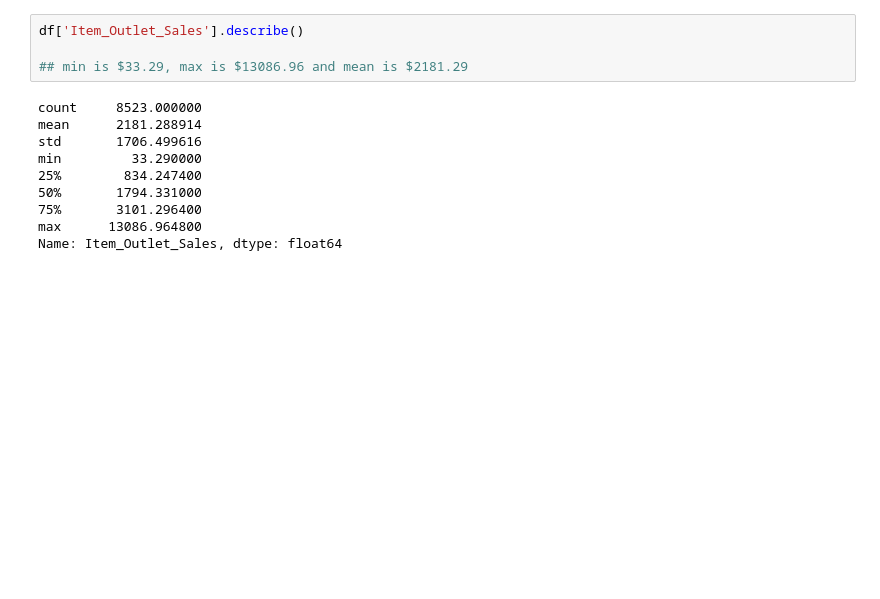
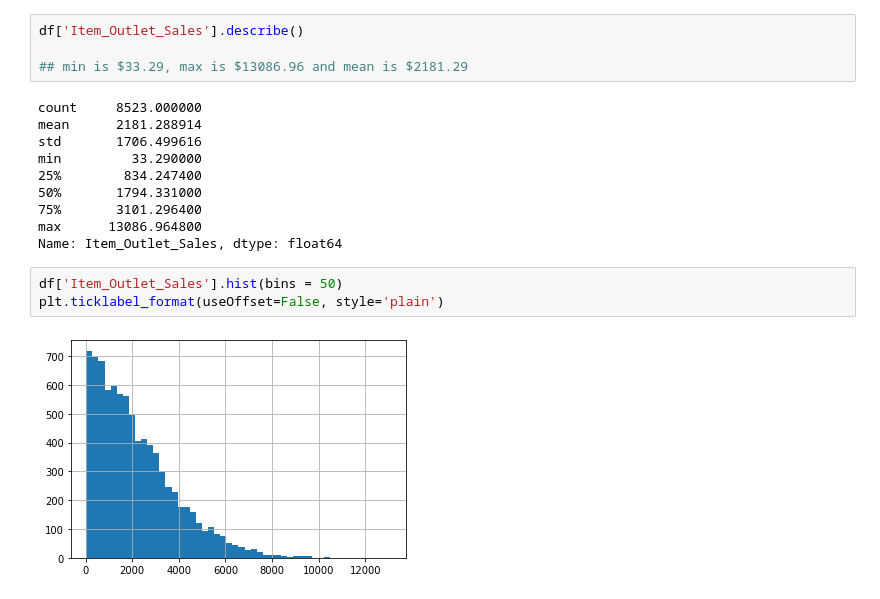
Before and after one commit to acafiero/sales-predictions, a Jupyter notebook: Cafiero_Project_1.ipynb, the cells around one changed output. Saved outputs shown, nothing was run; the diff lists cells and outputs as text; blank space fills up the shorter version.

```diff
--- a/Cafiero_Project_1.ipynb
+++ b/Cafiero_Project_1.ipynb
@@ -255,3 +276,8 @@ min         33.290000
 75%       3101.296400
 max      13086.964800
 Name: Item_Outlet_Sales, dtype: float64
+# %%
+df['Item_Outlet_Sales'].hist(bins = 50)
+plt.ticklabel_format(useOffset=False, style='plain')
+# %% [output]
+[figure, added]
```
Also changed, not shown: parts of 7 cells of this notebook.
